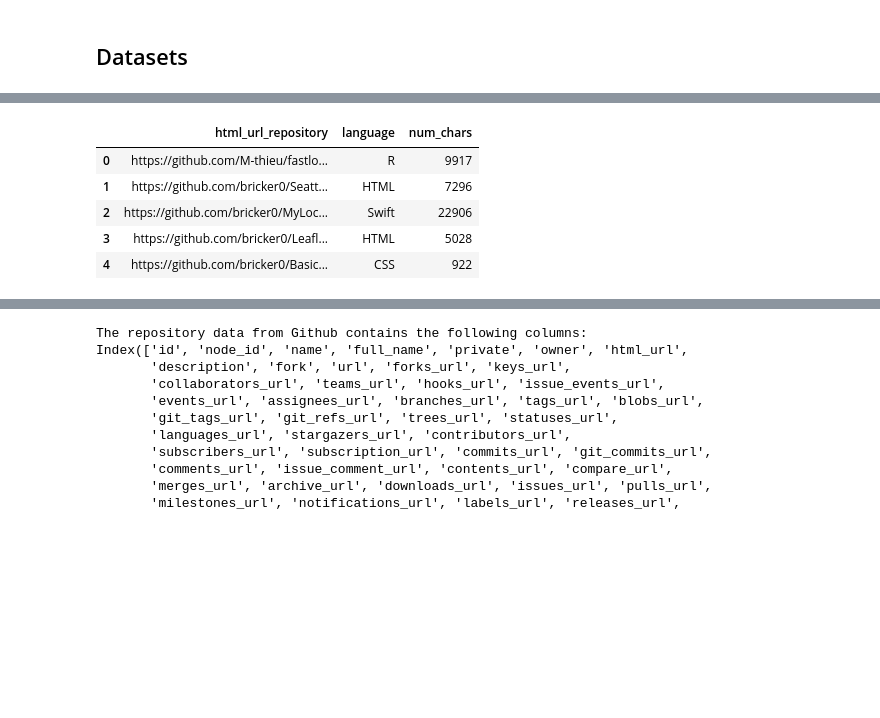
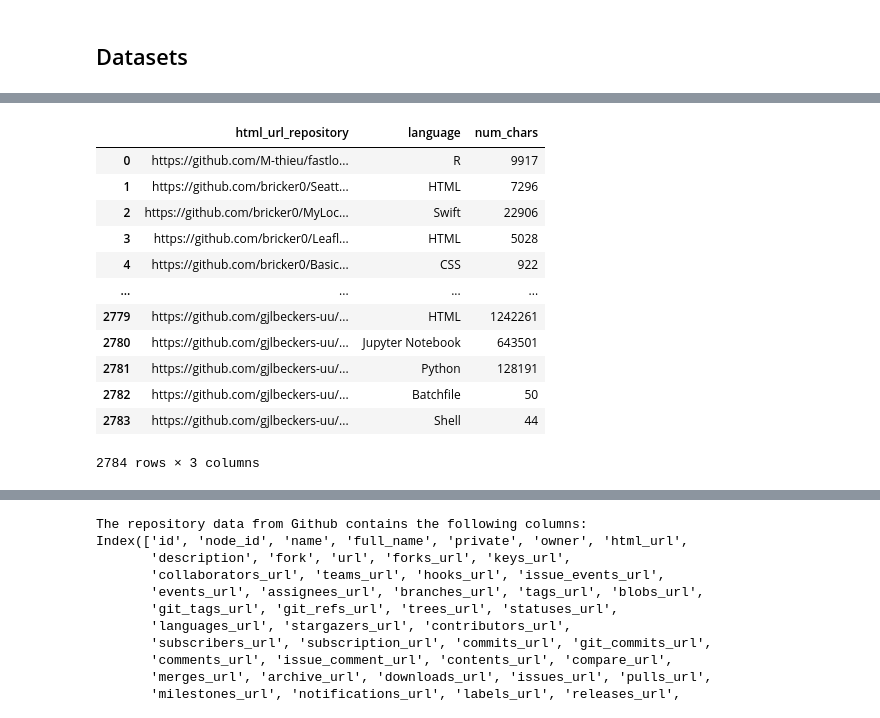
Before and after one commit to UtrechtUniversity/SWORDS-UU, a Jupyter notebook: repository_collection/repo_analysis.ipynb, the cells around one changed output, grey strips where cells are left out. Saved outputs shown, nothing was run; the diff lists cells and outputs as text; code cells hidden in the pictures; blank space fills up the shorter version.

```diff
--- a/repository_collection/repo_analysis.ipynb
+++ b/repository_collection/repo_analysis.ipynb
@@ -33,12 +42,19 @@ how_fair_is.head()
 # %%
-languages.head()
+languages
 # %% [output]
 |  | html_url_repository | language | num_chars |
 | 0 | https://github.com/M-thieu/fastlo... | R | 9917 |
 | 1 | https://github.com/bricker0/Seatt... | HTML | 7296 |
 | 2 | https://github.com/bricker0/MyLoc... | Swift | 22906 |
 | 3 | https://github.com/bricker0/Leafl... | HTML | 5028 |
 | 4 | https://github.com/bricker0/Basic... | CSS | 922 |
+| ... | ... | ... | ... |
+| 2779 | https://github.com/gjlbeckers-uu/... | HTML | 1242261 |
+| 2780 | https://github.com/gjlbeckers-uu/... | Jupyter Notebook | 643501 |
+| 2781 | https://github.com/gjlbeckers-uu/... | Python | 128191 |
+| 2782 | https://github.com/gjlbeckers-uu/... | Batchfile | 50 |
+| 2783 | https://github.com/gjlbeckers-uu/... | Shell | 44 |
+2784 rows × 3 columns
 # %%
 contributors.head()
 # %% [output]
```
Also changed, not shown: parts of 19 cells of this notebook.
